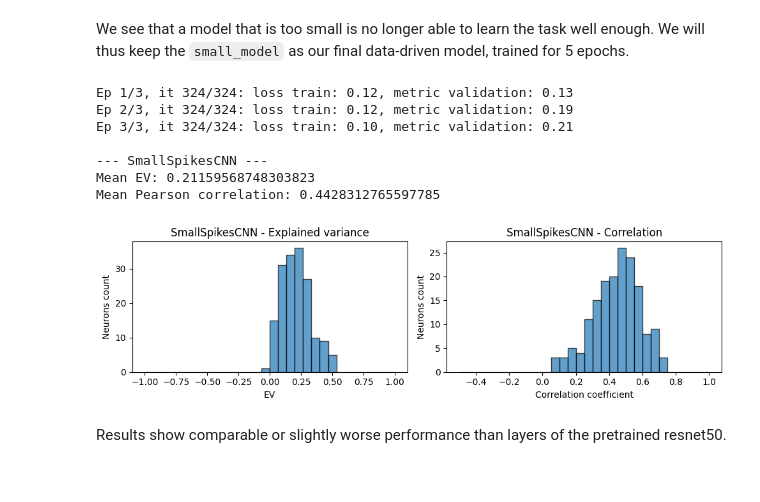
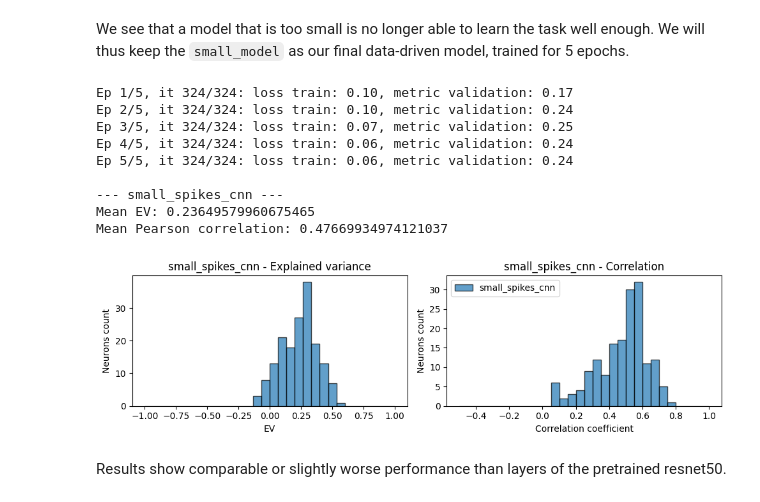
Before and after one commit to ledondodo/brainlike, a Jupyter notebook: run.ipynb, the cells around one changed output. Drawn from its saved outputs; the diff is of its cells as text; code cells hidden in the pictures.

```diff
--- a/run.ipynb
+++ b/run.ipynb
@@ -128,14 +133,13 @@ def evaluate(predictions, spikes, keys, bins=30, ev_range=(-2.5,1)):
     for i, (key, pred) in enumerate(evaluated_predictions.items()):
 
         for background_key in keys[key]:
-            print()
             background_pred = predictions[background_key]
 
             ev = explained_variance_score(spikes, background_pred, multioutput='raw_values')
             corr = correlation_score(spikes, background_pred)
 
             axs[i, 0].hist(ev, bins=bins, range=ev_range, alpha=0.3)
-            axs[i, 1].hist(corr, bins=bins, range=(-0.5,1), alpha=0.3)
+            axs[i, 1].hist(corr, bins=bins, range=(-0.5,1), alpha=0.3, label=background_key)
 
         ev = explained_variance_score(spikes, pred, multioutput='raw_values')
         corr = correlation_score(spikes, pred)
@@ -149,10 +153,13 @@ def evaluate(predictions, spikes, keys, bins=30, ev_range=(-2.5,1)):
         axs[i, 0].set_xlabel('EV')
         axs[i, 0].set_ylabel('Neurons count')
 
-        axs[i, 1].hist(corr, bins=bins, range=(-0.5,1), edgecolor='black', alpha=0.7)
+        axs[i, 1].hist(corr, bins=bins, range=(-0.5,1), edgecolor='black', alpha=0.7, label=key)
         axs[i, 1].set_title(f'{key} - Correlation')
         axs[i, 1].set_xlabel('Correlation coefficient')
         axs[i, 1].set_ylabel('Neurons count')
+
+        axs[i,1].legend()
+
 
     plt.tight_layout()
     plt.show()
@@ -239,24 +246,31 @@ def extract_activations(model, imgs_tr, imgs_val, return_nodes, pca=True):
 
         with torch.no_grad():
 
-            # Forward training set
-            activation_tr = extractor(imgs_tr)[return_node]
             if pca:
+                # Forward training set
+                activation_tr = extractor(imgs_tr)[return_node]
                 activation_tr = activation_tr.flatten(1)
                 U, S, V = torch.pca_lowrank(activation_tr, 1000) # pca performed on gpu
                 activation_tr = activation_tr @ V
-            activations_tr.append(activation_tr.cpu())
-            del activation_tr
+                activations_tr.append(activation_tr.cpu())
+                del activation_tr, U, S
 
-            # Forward validation set
-            activation_val = extractor(imgs_val)[return_node]
-            if pca:
+                # Forward validation set
+                activation_val = extractor(imgs_val)[return_node]
                 activation_val = activation_val.flatten(1) @ V
-            activations_val.append(activation_val.cpu())
-            del activation_val
+                activations_val.append(activation_val.cpu())
+                del activation_val, V
+
+            else: # just extract whole layer
+                activation_tr = extractor(imgs_tr)[return_node]
+                activations_tr.append(activation_tr.cpu())
+
+                activation_val = extractor(imgs_val)[return_node]
+                activations_val.append(activation_val.cpu())
+                del activation_tr, activation_val
 
         torch.cuda.empty_cache()
-        del extractor,
+        del extractor
 
     del model
     print(" ")
@@ -479,6 +493,11 @@ def predict_with_best_model(stimulus_train, spikes_train, stimulus_test):
         Training target spikes.
     stimulus_test : np.array
         Testing stimulus.
+
+    Returns
+    -------
+    prediction: np.array
+        Predicted spikes.
     """
     device = torch.device("cuda" if torch.cuda.is_available() else "cpu")
     print(f"Computation on {device}.")
@@ -750,22 +775,24 @@ We see that a model that is too small is no longer able to learn the task well e
 # %%
 model = SmallSpikesCNN().to(device)
 loss_fn = nn.MSELoss()
 opt = torch.optim.Adam(model.parameters(), lr=0.001)
 train_model(model, loss_fn, opt, train_loader, val_inputs, val_targets, explained_variance_score, epochs=5)
 
 model.eval()
-predictions = {"small_spikes_cnn": model(val_inputs).detach().cpu().numpy()}
+predictions["small_spikes_cnn"] = model(val_inputs).detach().cpu().numpy()
 keys = {"small_spikes_cnn": []}
 evaluate(predictions, spikes_val, keys, ev_range=(-1, 1))
 # %% [output]
-Ep 1/3, it 324/324: loss train: 0.12, metric validation: 0.13
-Ep 2/3, it 324/324: loss train: 0.12, metric validation: 0.19
-Ep 3/3, it 324/324: loss train: 0.10, metric validation: 0.21
+Ep 1/5, it 324/324: loss train: 0.10, metric validation: 0.17
+Ep 2/5, it 324/324: loss train: 0.10, metric validation: 0.24
+Ep 3/5, it 324/324: loss train: 0.07, metric validation: 0.25
+Ep 4/5, it 324/324: loss train: 0.06, metric validation: 0.24
+Ep 5/5, it 324/324: loss train: 0.06, metric validation: 0.24
 
---- SmallSpikesCNN ---
-Mean EV: 0.21159568748303823
-Mean Pearson correlation: 0.4428312765597785
+--- small_spikes_cnn ---
+Mean EV: 0.23649579960675465
+Mean Pearson correlation: 0.47669934974121037
-[figure, old version]
+[figure, new version]
 # %% [markdown]
 Results show comparable or slightly worse performance than layers of the pretrained resnet50.
 # %% [markdown]
```
Also changed, not shown: parts of 15 cells of this notebook.
